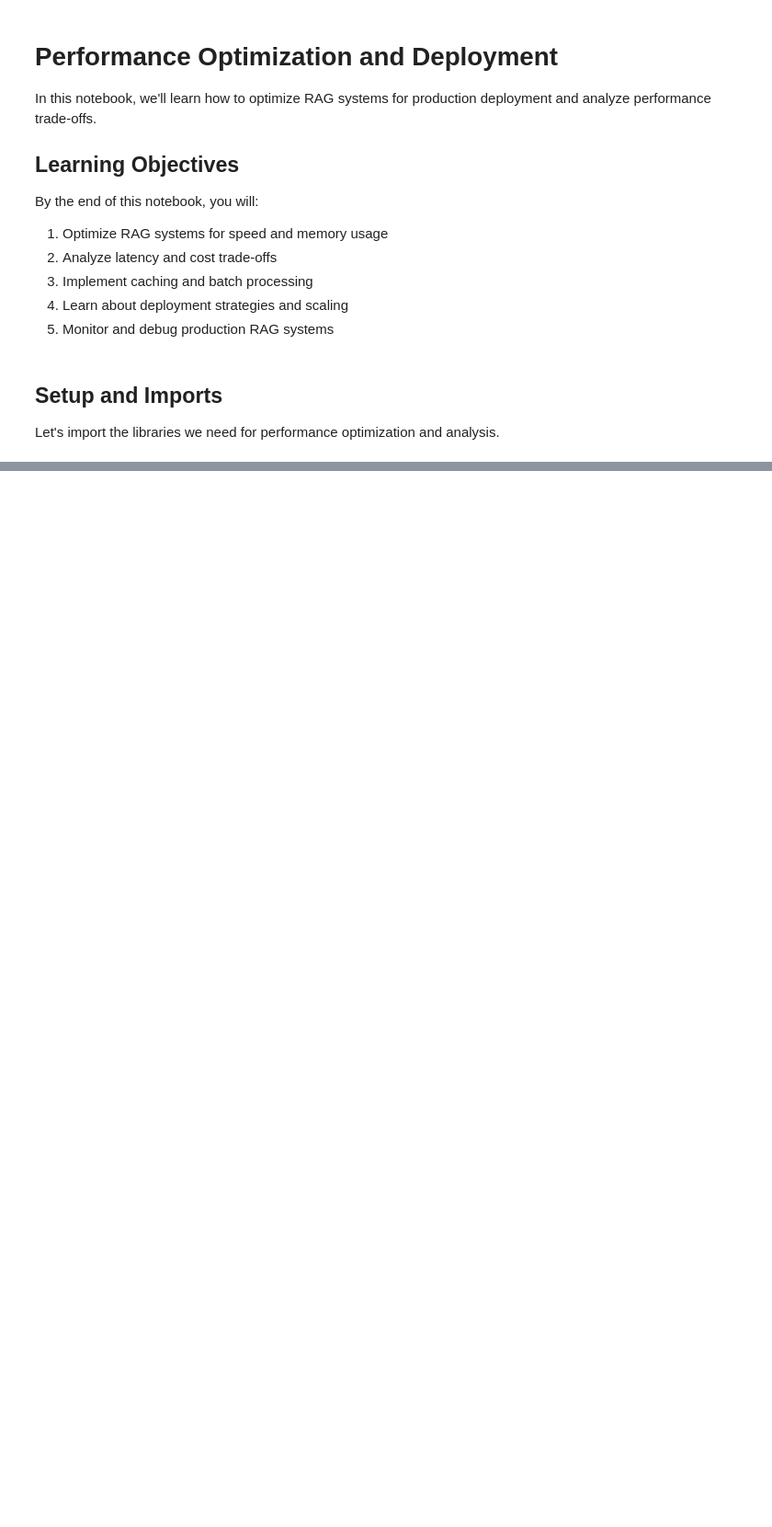
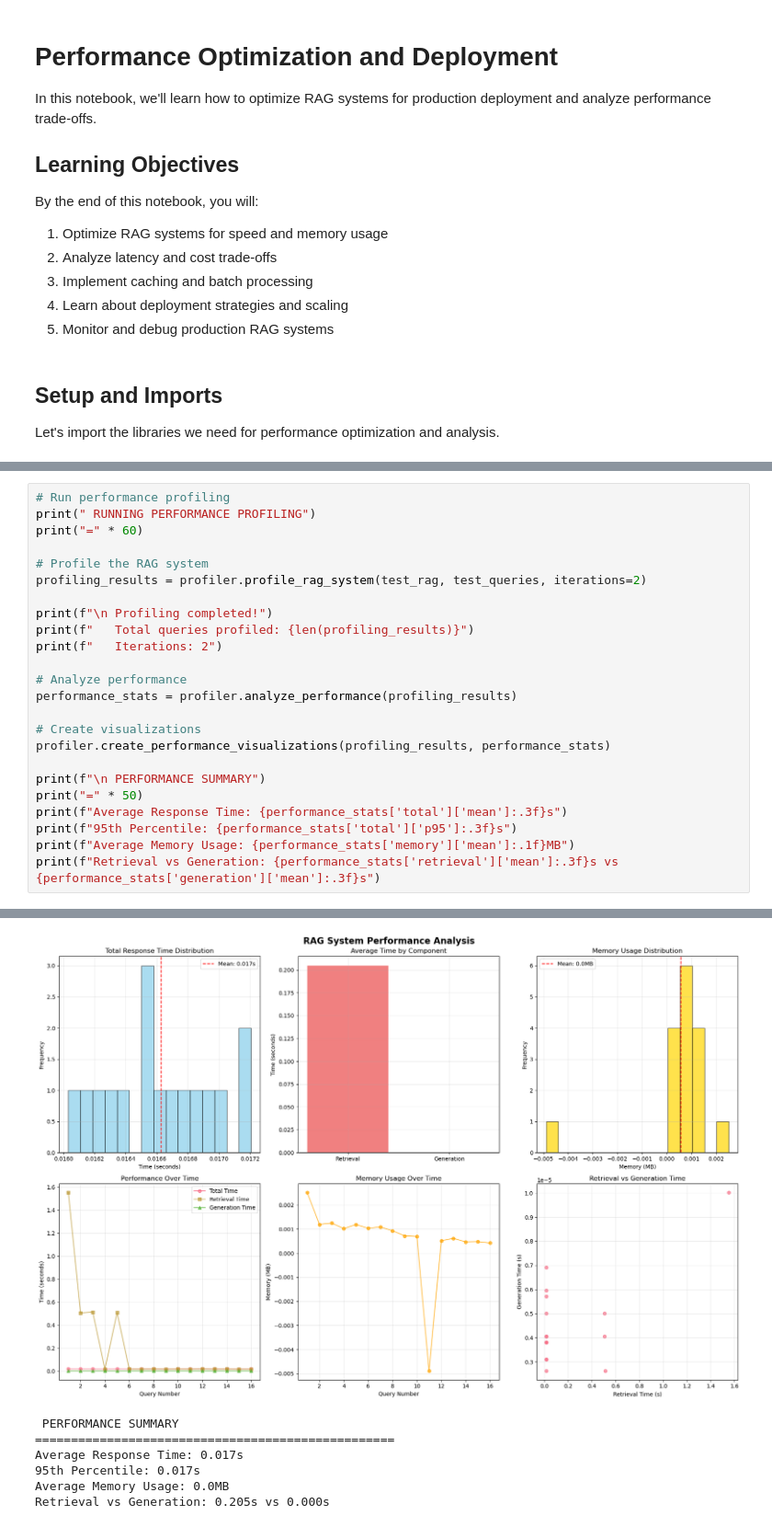
Before and after one commit to kshojaei/LLM, a Jupyter notebook: notebooks/09_optimization.ipynb, the cells around one changed output, grey strips where cells are left out. Shown: that part at 92% size. Drawn from its saved outputs; the diff is of its cells as text; blank space fills up the shorter version.

```diff
--- a/notebooks/09_optimization.ipynb
+++ b/notebooks/09_optimization.ipynb
@@ -146,0 +443,25 @@ for key, value in summary.items():
+# %%
+# Run performance profiling
+print(" RUNNING PERFORMANCE PROFILING")
+print("=" * 60)
+
+# Profile the RAG system
+profiling_results = profiler.profile_rag_system(test_rag, test_queries, iterations=2)
+
+print(f"\n Profiling completed!")
+print(f"   Total queries profiled: {len(profiling_results)}")
+print(f"   Iterations: 2")
+
+# Analyze performance
+performance_stats = profiler.analyze_performance(profiling_results)
+
+# Create visualizations
+profiler.create_performance_visualizations(profiling_results, performance_stats)
+
+print(f"\n PERFORMANCE SUMMARY")
+print("=" * 50)
+print(f"Average Response Time: {performance_stats['total']['mean']:.3f}s")
+print(f"95th Percentile: {performance_stats['total']['p95']:.3f}s")
+print(f"Average Memory Usage: {performance_stats['memory']['mean']:.1f}MB")
+print(f"Retrieval vs Generation: {performance_stats['retrieval']['mean']:.3f}s vs {performance_stats['generation']['mean']:.3f}s")
+# %% [output]
@@ -146,0 +485,7 @@ for key, value in summary.items():
+[figure, added]
+ PERFORMANCE SUMMARY
+==================================================
+Average Response Time: 0.017s
+95th Percentile: 0.017s
+Average Memory Usage: 0.0MB
+Retrieval vs Generation: 0.205s vs 0.000s
```
Also changed, not shown: parts of 15 cells of this notebook, 25 other files.
